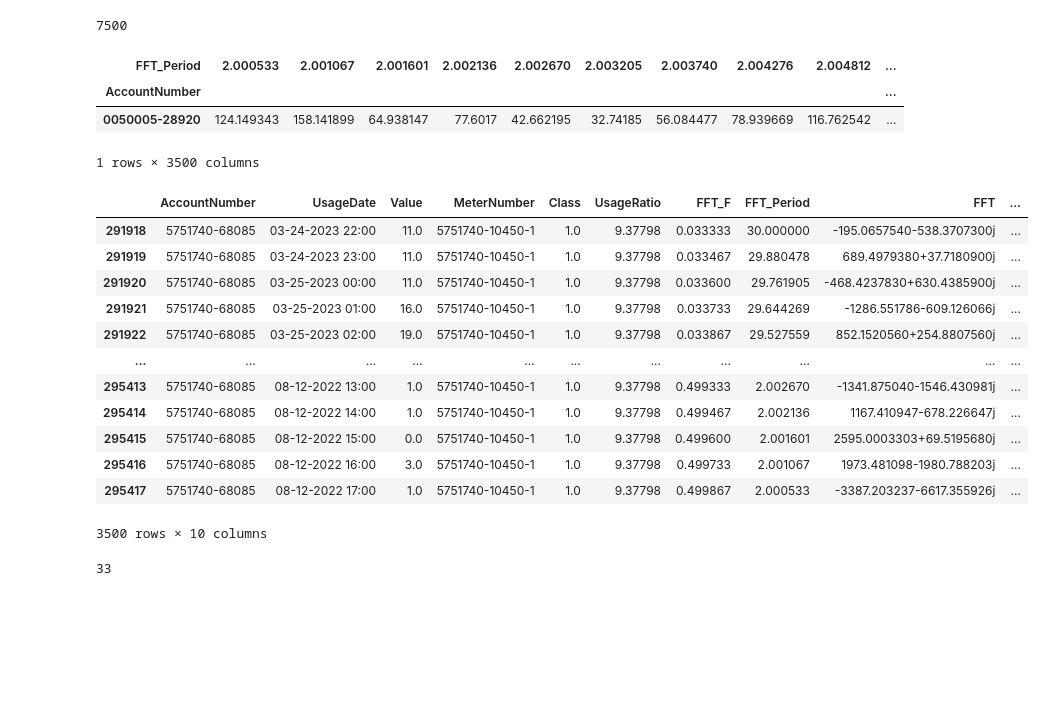
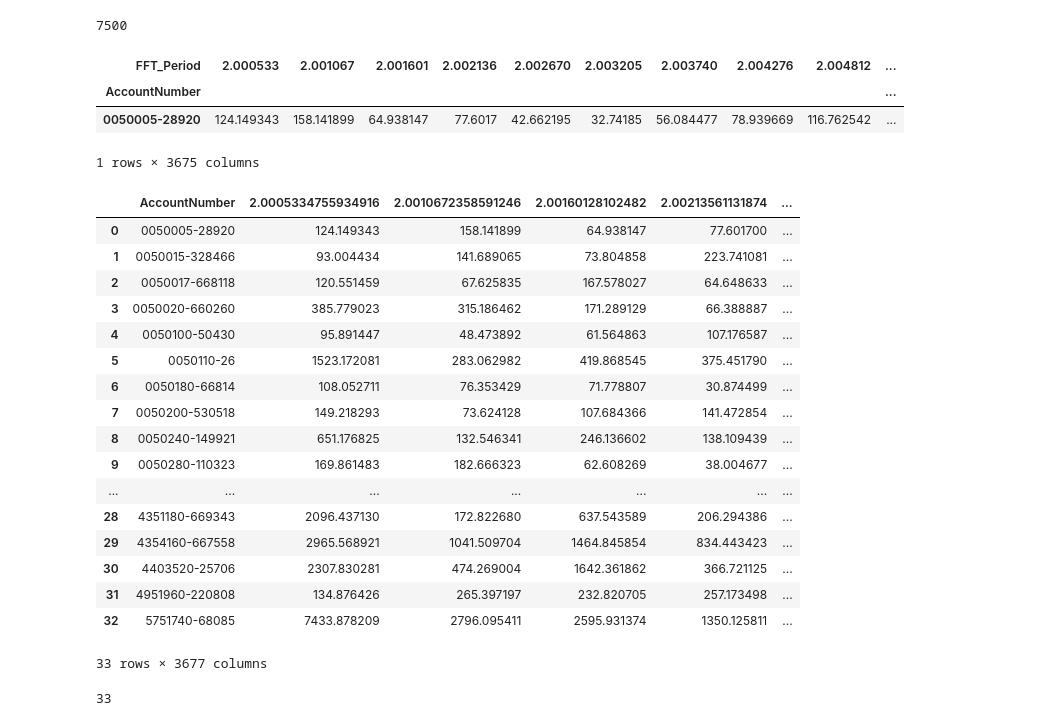
Before and after one commit to Starfarmer2/DIIG_Aquatrax_F23, a Jupyter notebook: src/Small_Leaks/leak_lda_v2_Lewis.ipynb, the cells around one changed output. Saved outputs shown, nothing was run; the diff lists cells and outputs as text; code cells hidden in the pictures; blank space fills up the shorter version.

Commit message:
updated LDA with hourly ratio

```diff
--- a/src/Small_Leaks/leak_lda_v2_Lewis.ipynb
+++ b/src/Small_Leaks/leak_lda_v2_Lewis.ipynb
@@ -123,7 +123,7 @@ for (idx, df_account) in enumerate(df_account_list):
     df_account['FFTA'] = np.abs(df_account['FFT'])
 
     #only keep periods from 0 to 30
-    df_account = df_account.where(df_account['FFT_Period'] <= 30)
+    df_account = df_account.where(df_account['FFT_Period'] <= 100)
     df_account = df_account.where(df_account['FFT_Period'] >= 0)
     df_account = df_account.dropna()
     df_account_list[idx] = df_account
@@ -137,30 +137,35 @@ df_account_pivoted_list[0]  #this shows 0 na's in dataframe
 | FFT_Period | 2.000533 | 2.001067 | 2.001601 | 2.002136 | 2.002670 | 2.003205 | 2.003740 | 2.004276 | 2.004812 | ... |
 | AccountNumber |  |  |  |  |  |  |  |  |  | ... |
 | 0050005-28920 | 124.149343 | 158.141899 | 64.938147 | 77.6017 | 42.662195 | 32.74185 | 56.084477 | 78.939669 | 116.762542 | ... |
-1 rows × 3500 columns
+1 rows × 3675 columns
 # %%
 # combine all pivoted account dataframes
 df_accounts_pivoted = pd.concat(df_account_pivoted_list)
 
 # merge with stored usage ratios
 df_accounts_pivoted = pd.merge(df_accounts_pivoted, usage_ratio_vals, on='AccountNumber', how='left')
 #df_account_pivoted = pd.concat(usage_ratio_vals)
 
-df_account
+df_accounts_pivoted
 # %% [output]
-|  | AccountNumber | UsageDate | Value | MeterNumber | Class | UsageRatio | FFT_F | FFT_Period | FFT | ... |
-| 291918 | 5751740-68085 | 03-24-2023 22:00 | 11.0 | 5751740-10450-1 | 1.0 | 9.37798 | 0.033333 | 30.000000 | -195.0657540-538.3707300j | ... |
-| 291919 | 5751740-68085 | 03-24-2023 23:00 | 11.0 | 5751740-10450-1 | 1.0 | 9.37798 | 0.033467 | 29.880478 | 689.4979380+37.7180900j | ... |
-| 291920 | 5751740-68085 | 03-25-2023 00:00 | 11.0 | 5751740-10450-1 | 1.0 | 9.37798 | 0.033600 | 29.761905 | -468.4237830+630.4385900j | ... |
-| 291921 | 5751740-68085 | 03-25-2023 01:00 | 16.0 | 5751740-10450-1 | 1.0 | 9.37798 | 0.033733 | 29.644269 | -1286.551786-609.126066j | ... |
-| 291922 | 5751740-68085 | 03-25-2023 02:00 | 19.0 | 5751740-10450-1 | 1.0 | 9.37798 | 0.033867 | 29.527559 | 852.1520560+254.8807560j | ... |
-| ... | ... | ... | ... | ... | ... | ... | ... | ... | ... | ... |
-| 295413 | 5751740-68085 | 08-12-2022 13:00 | 1.0 | 5751740-10450-1 | 1.0 | 9.37798 | 0.499333 | 2.002670 | -1341.875040-1546.430981j | ... |
-| 295414 | 5751740-68085 | 08-12-2022 14:00 | 1.0 | 5751740-10450-1 | 1.0 | 9.37798 | 0.499467 | 2.002136 | 1167.410947-678.226647j | ... |
-| 295415 | 5751740-68085 | 08-12-2022 15:00 | 0.0 | 5751740-10450-1 | 1.0 | 9.37798 | 0.499600 | 2.001601 | 2595.0003303+69.5195680j | ... |
-| 295416 | 5751740-68085 | 08-12-2022 16:00 | 3.0 | 5751740-10450-1 | 1.0 | 9.37798 | 0.499733 | 2.001067 | 1973.481098-1980.788203j | ... |
-| 295417 | 5751740-68085 | 08-12-2022 17:00 | 1.0 | 5751740-10450-1 | 1.0 | 9.37798 | 0.499867 | 2.000533 | -3387.203237-6617.355926j | ... |
+|  | AccountNumber | 2.0005334755934916 | 2.0010672358591246 | 2.00160128102482 | 2.00213561131874 | ... |
+| 0 | 0050005-28920 | 124.149343 | 158.141899 | 64.938147 | 77.601700 | ... |
+| 1 | 0050015-328466 | 93.004434 | 141.689065 | 73.804858 | 223.741081 | ... |
+| 2 | 0050017-668118 | 120.551459 | 67.625835 | 167.578027 | 64.648633 | ... |
+| 3 | 0050020-660260 | 385.779023 | 315.186462 | 171.289129 | 66.388887 | ... |
+| 4 | 0050100-50430 | 95.891447 | 48.473892 | 61.564863 | 107.176587 | ... |
+| 5 | 0050110-26 | 1523.172081 | 283.062982 | 419.868545 | 375.451790 | ... |
+| 6 | 0050180-66814 | 108.052711 | 76.353429 | 71.778807 | 30.874499 | ... |
+| 7 | 0050200-530518 | 149.218293 | 73.624128 | 107.684366 | 141.472854 | ... |
+| 8 | 0050240-149921 | 651.176825 | 132.546341 | 246.136602 | 138.109439 | ... |
+| 9 | 0050280-110323 | 169.861483 | 182.666323 | 62.608269 | 38.004677 | ... |
+| ... | ... | ... | ... | ... | ... | ... |
+| 28 | 4351180-669343 | 2096.437130 | 172.822680 | 637.543589 | 206.294386 | ... |
+| 29 | 4354160-667558 | 2965.568921 | 1041.509704 | 1464.845854 | 834.443423 | ... |
+| 30 | 4403520-25706 | 2307.830281 | 474.269004 | 1642.361862 | 366.721125 | ... |
+| 31 | 4951960-220808 | 134.876426 | 265.397197 | 232.820705 | 257.173498 | ... |
+| 32 | 5751740-68085 | 7433.878209 | 2796.095411 | 2595.931374 | 1350.125811 | ... |
-3500 rows × 10 columns
+33 rows × 3677 columns
 # %%
 print(len(df_account_pivoted_list))
 # %% [output]
```
Also changed, not shown: parts of 15 cells of this notebook.
